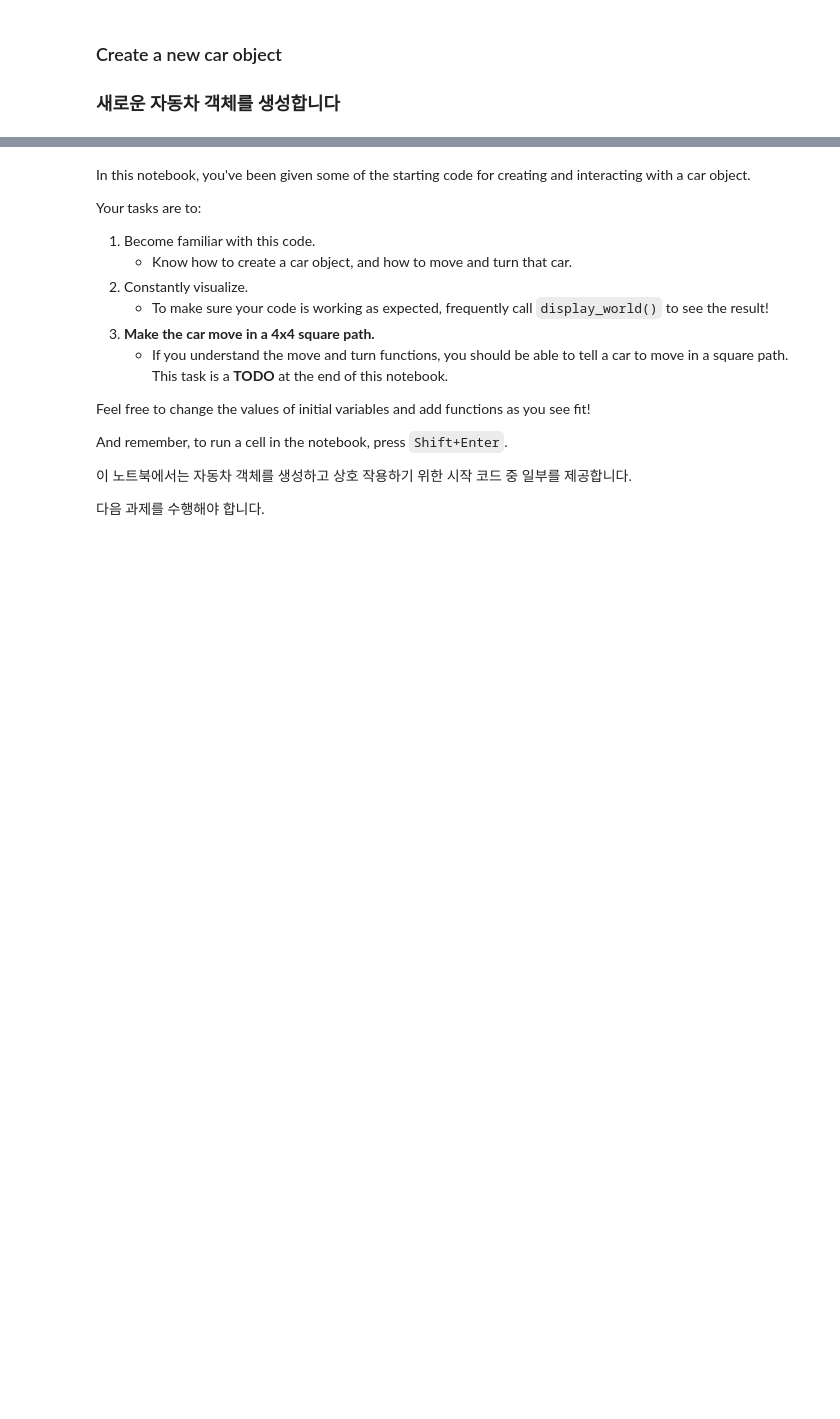
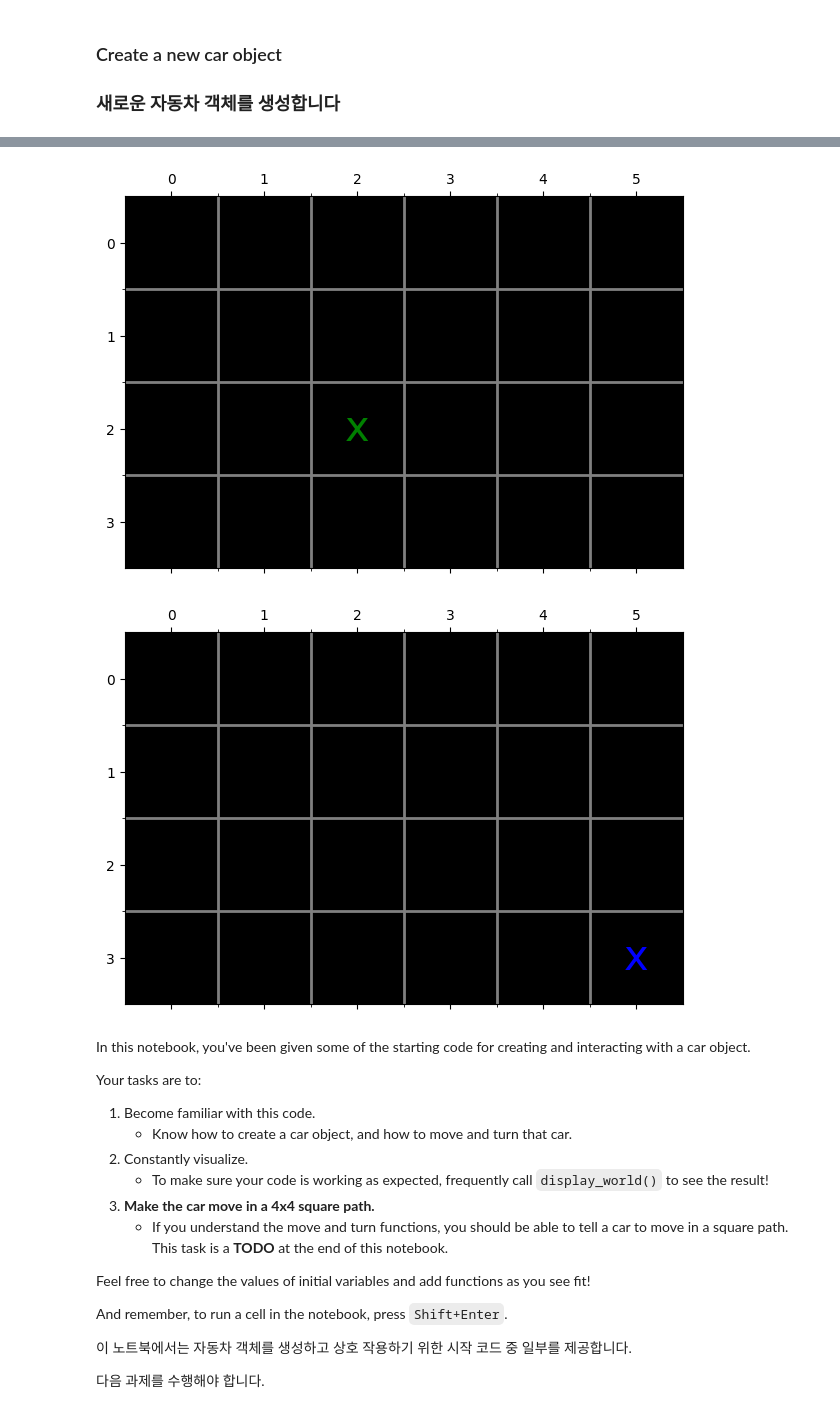
Before and after one commit to aaronkr-classroom/6-kalman-filters-zzammin22, a Jupyter notebook: 4. Car, playground.ipynb, the cells around one changed output, grey strips where cells are left out. Drawn from its saved outputs; the diff is of its cells as text; code cells hidden in the pictures; blank space fills up the shorter version.

```diff
--- a/4. Car, playground.ipynb
+++ b/4. Car, playground.ipynb
@@ -52,8 +99,13 @@ carla.display_world()
 # %%
 ## TODO: Create multiple cars and visualize them
-charles # green car
+charles = Car.Car([2,2],velocity,world, color = 'g') # green car
+charles.display_world()
 
-frank # blue car
+Hamilton =  Car.Car([3,5],velocity, world, color='b') # blue car
+Hamilton.display_world()
+# %% [output]
+[figure, added]
+[figure, added]
 # %% [markdown]
 In this notebook, you've been given some of the starting code for creating and interacting with a car object.
 
```
Also changed, not shown: parts of 7 cells of this notebook, 2 other files.
